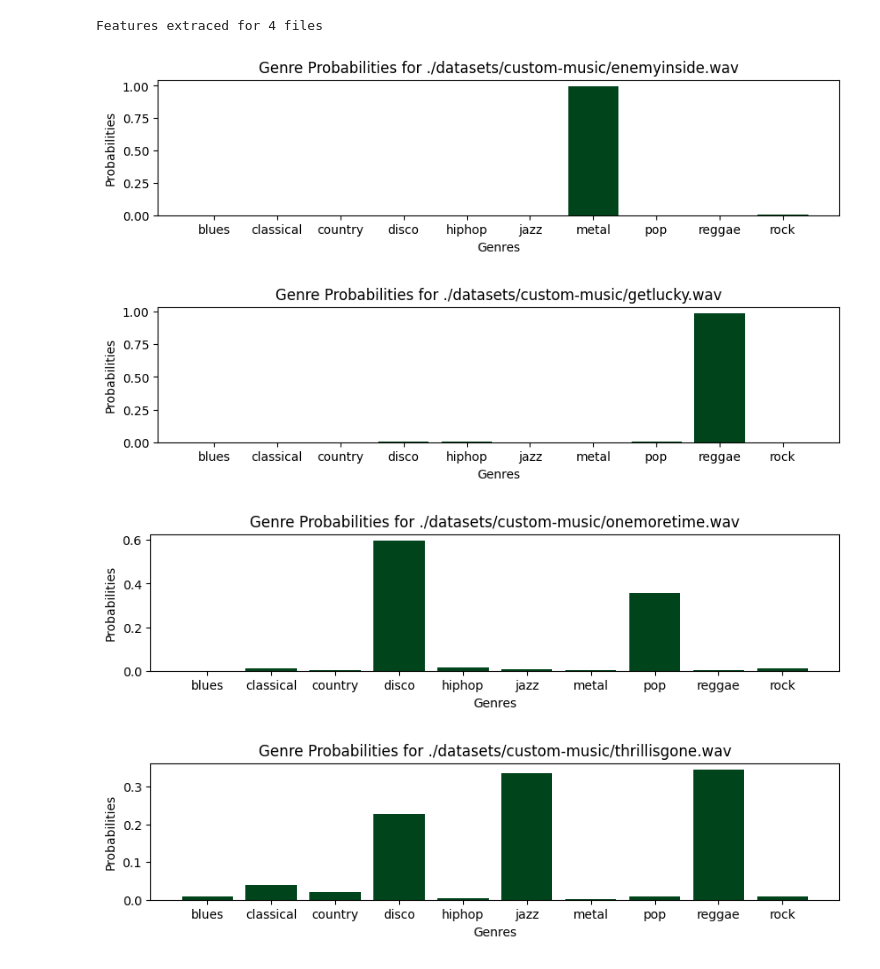
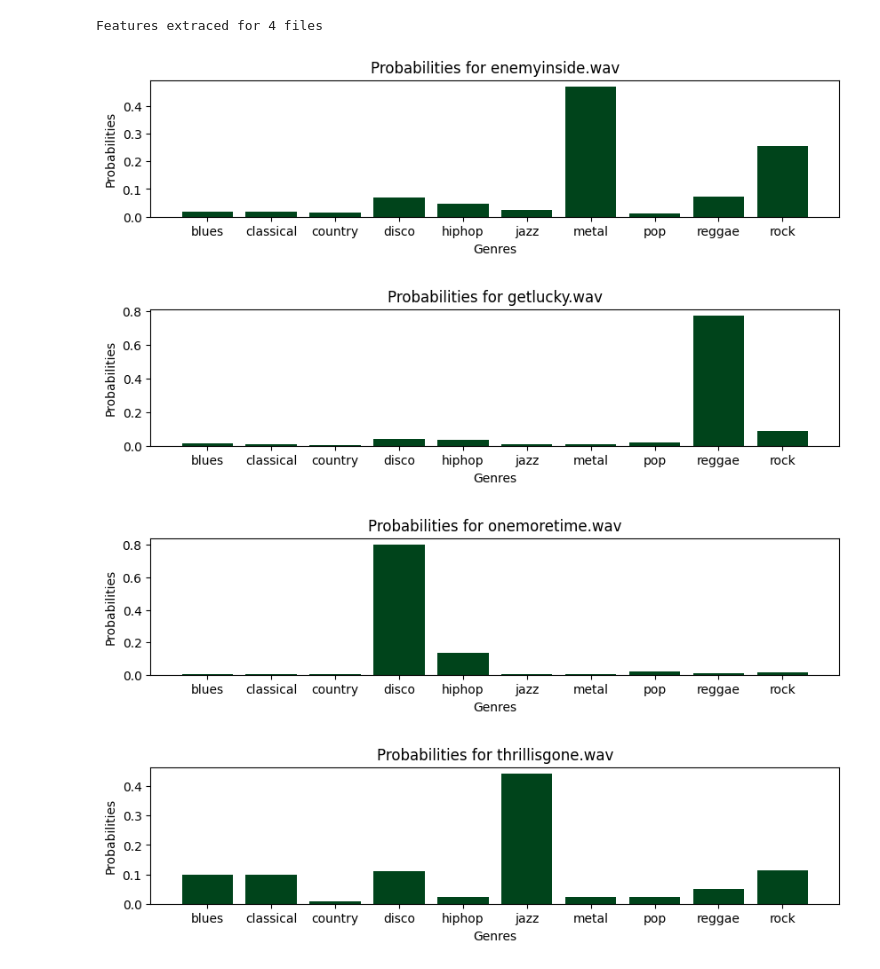
Before and after one commit to rabbittheory/MusicGenreClassification, a Jupyter notebook: Music Genre Classification.ipynb, the cells around one changed output. Drawn from its saved outputs; the diff is of its cells as text; code cells hidden in the pictures.

Commit message:
implemented early stopping

```diff
--- a/Music Genre Classification.ipynb
+++ b/Music Genre Classification.ipynb
@@ -125,8 +124,14 @@ model = MusicGenreClassifier(input_size, num_classes)
 
 criterion = nn.CrossEntropyLoss()
 optimizer = optim.Adam(model.parameters(), lr=0.001)
-num_epochs = 80
+num_epochs = 300
 train_losses = []
+
+
+patience = 5
+best_val_loss = float('inf')
+counter = 0
+
 
 for epoch in range(num_epochs):
     model.train()
@@ -146,6 +151,27 @@ for epoch in range(num_epochs):
     train_losses.append(running_loss / len(train_loader))
     print(f'Epoch {epoch+1}/{num_epochs}, Loss: {train_losses[-1]:.4f}')
 
-# Save the trained model
-torch.save(model.state_dict(), './music_genre_classifier.pth')
+    # Validation phase
+    model.eval()
+    val_loss = 0.0
+    with torch.no_grad():
+        for inputs, targets in val_loader:
+            outputs = model(inputs)
+            loss = criterion(outputs, targets)
+            val_loss += loss.item()
+
+    avg_val_loss = val_loss / len(val_loader)
+    print(f'Validation Loss: {avg_val_loss:.4f}')
+
+    # Early stopping check
+    if avg_val_loss < best_val_loss:
+        best_val_loss = avg_val_loss
+        counter = 0
+        # Save the model with the best validation loss
+        torch.save(model.state_dict(), './best_music_genre_classifier.pth')
+    else:
+        counter += 1
+        if counter >= patience:
+            print("Early stopping triggered")
+            break
 # %% [output]
@@ -169,7 +195,7 @@ Epoch 80/80, Loss: 0.4341
 # %%
 #Load the saved model instead
 try:
-    model.load_state_dict(torch.load('./music_genre_classifier.pth'))
+    model.load_state_dict(torch.load('./best_music_genre_classifier.pth'))
     print('Model Loaded')
 except FileNotFoundError:
     print('File cannot be found')
@@ -295,34 +321,34 @@ new_data_tensor = torch.tensor(test_features_np_optimised, dtype=torch.float32)
 # %%
 new_data_loader = DataLoader(new_data_tensor, batch_size=32, shuffle=False)
 #Don't really need batches for this but let's keep it consistent
 model.eval()
 probabilities = []
 
 with torch.no_grad():
     for inputs in new_data_loader:
         outputs = model(inputs)
         probabilities_batch = torch.softmax(outputs, dim=1)
         probabilities_batch = probabilities_batch.numpy()
         probabilities.append(probabilities_batch)
 
 decoded_labels=label_encoder.inverse_transform(np.arange(10))
 #Print probabilities and label encods
 for batch_probs in probabilities:
     for j,probs in enumerate(batch_probs):
         #Uncomment this if you need to see the actual values but graph is more than enough at this stage
         '''
         print("\nProbabilities for",audio_files[j],'\n')
         for i, prob in enumerate(probs):
             print(f"{decoded_labels[i]}: {prob:.4f}")
         '''
         plt.figure(figsize=(10, 2))
         plt.bar(list(decoded_labels), list(probs), color=plt.cm.Greens(1.0))
         # Add title and labels
-        plt.title(f'Genre Probabilities for {audio_files[j]}')
+        plt.title(f'Probabilities for {audio_files[j].split('/')[-1]}')
         plt.xlabel('Genres')
         plt.ylabel('Probabilities')
 # %% [output]
-[figure, old version]
+[figure, new version]
-[figure, old version]
+[figure, new version]
-[figure, old version]
+[figure, new version]
-[figure, old version]
+[figure, new version]
```
Also changed, not shown: parts of 7 cells of this notebook, 2 other files.
